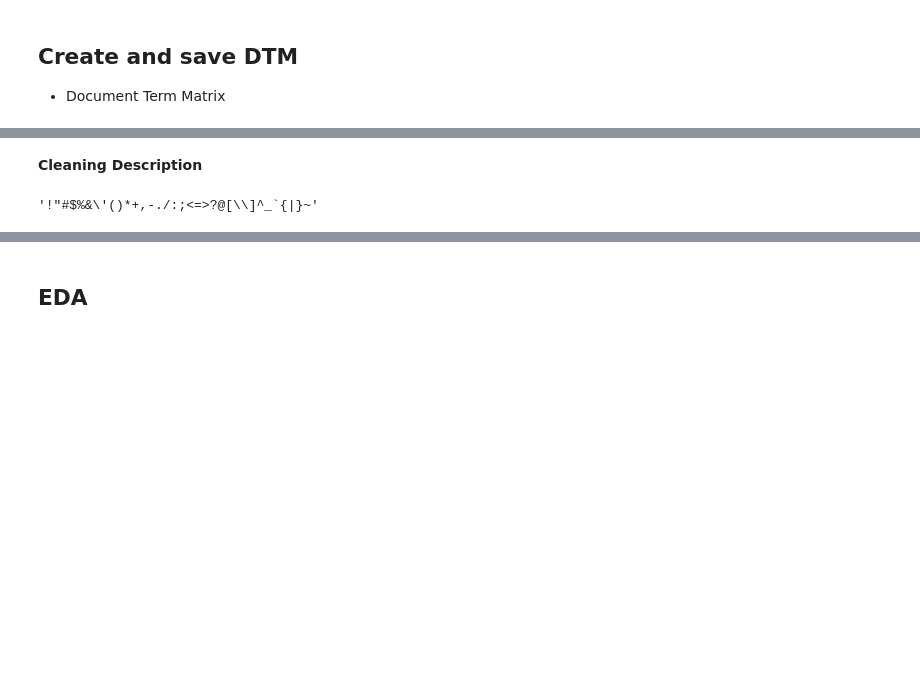
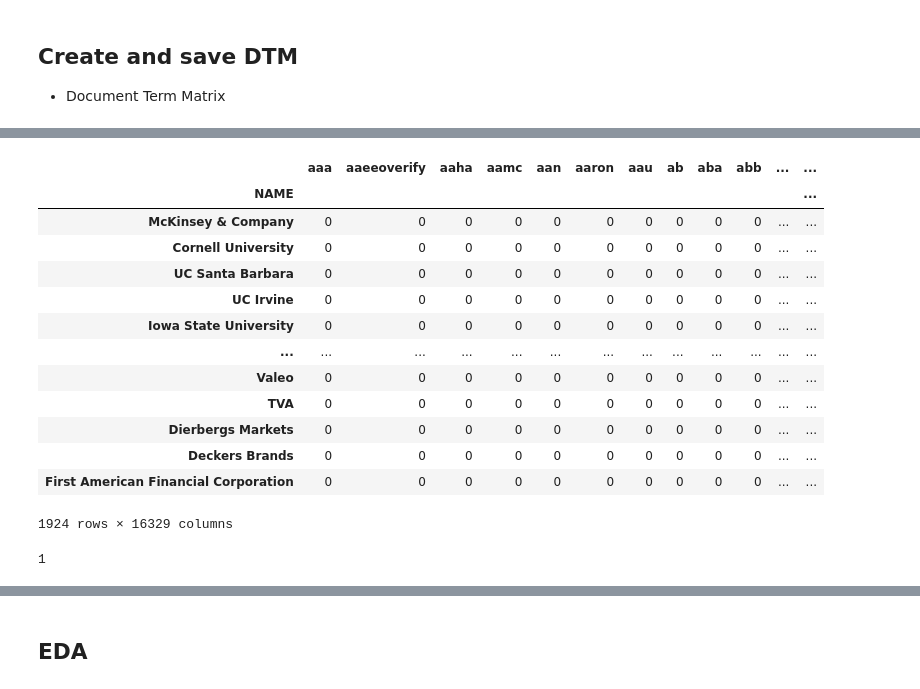
Before and after one commit to cierra4prez/NLP_Diversity_and_Inclusion, a Jupyter notebook: Cleaning.ipynb, the cells around one changed output, grey strips where cells are left out. Cells and saved outputs as stored; diff of their text form; code cells hidden in the pictures; blank space fills up the shorter version.

```diff
--- a/Cleaning.ipynb
+++ b/Cleaning.ipynb
@@ -265,0 +296,4 @@ Index(['SIZE', 'LOCATION_HQ', 'INDUSTRY', 'RATING_OVERALL', 'RATING_DI',
+# %%
+# Creating a new df of only CLEAN_DESCRIPTION
+data_clean = data[['CLEAN_DESCRIPTION']]
+#data_clean
@@ -266 +312,33 @@ Index(['SIZE', 'LOCATION_HQ', 'INDUSTRY', 'RATING_OVERALL', 'RATING_DI',
+# %%
+# We are going to create a document-term matrix using CountVectorizer, and exclude common English stop words
+from sklearn.feature_extraction.text import CountVectorizer
+
+cv = CountVectorizer(stop_words=sw_list)
+data_cv = cv.fit_transform(data.CLEAN_DESCRIPTION)
+
+data_stop = pd.DataFrame(data_cv.toarray(), columns=cv.get_feature_names())
+data_stop.index = data_clean.index
+
+data_dtm = pd.DataFrame(data_cv.toarray(), columns=cv.get_feature_names())
+data_dtm.index = data_clean.index
+data_dtm
+# %% [output]
+|  | aaa | aaeeoverify | aaha | aamc | aan | aaron | aau | ab | aba | abb | ... | ... |
+| NAME |  |  |  |  |  |  |  |  |  |  |  | ... |
+| McKinsey & Company | 0 | 0 | 0 | 0 | 0 | 0 | 0 | 0 | 0 | 0 | ... | ... |
+| Cornell University | 0 | 0 | 0 | 0 | 0 | 0 | 0 | 0 | 0 | 0 | ... | ... |
+| UC Santa Barbara | 0 | 0 | 0 | 0 | 0 | 0 | 0 | 0 | 0 | 0 | ... | ... |
+| UC Irvine | 0 | 0 | 0 | 0 | 0 | 0 | 0 | 0 | 0 | 0 | ... | ... |
+| Iowa State University | 0 | 0 | 0 | 0 | 0 | 0 | 0 | 0 | 0 | 0 | ... | ... |
+| ... | ... | ... | ... | ... | ... | ... | ... | ... | ... | ... | ... | ... |
+| Valeo | 0 | 0 | 0 | 0 | 0 | 0 | 0 | 0 | 0 | 0 | ... | ... |
+| TVA | 0 | 0 | 0 | 0 | 0 | 0 | 0 | 0 | 0 | 0 | ... | ... |
+| Dierbergs Markets | 0 | 0 | 0 | 0 | 0 | 0 | 0 | 0 | 0 | 0 | ... | ... |
+| Deckers Brands | 0 | 0 | 0 | 0 | 0 | 0 | 0 | 0 | 0 | 0 | ... | ... |
+| First American Financial Corporation | 0 | 0 | 0 | 0 | 0 | 0 | 0 | 0 | 0 | 0 | ... | ... |
+1924 rows × 16329 columns
+# %%
+data_dtm.évolution.sum()
+# %% [output]
+1
 # %%
@@ -268,6 +345,0 @@ import re
-# %% [markdown]
-**Cleaning Description**
-# %%
-string.punctuation
-# %% [output]
-'!"#$%&\'()*+,-./:;<=>?@[\\]^_`{|}~'
```
Also changed, not shown: parts of 34 cells of this notebook, 9 other files.
